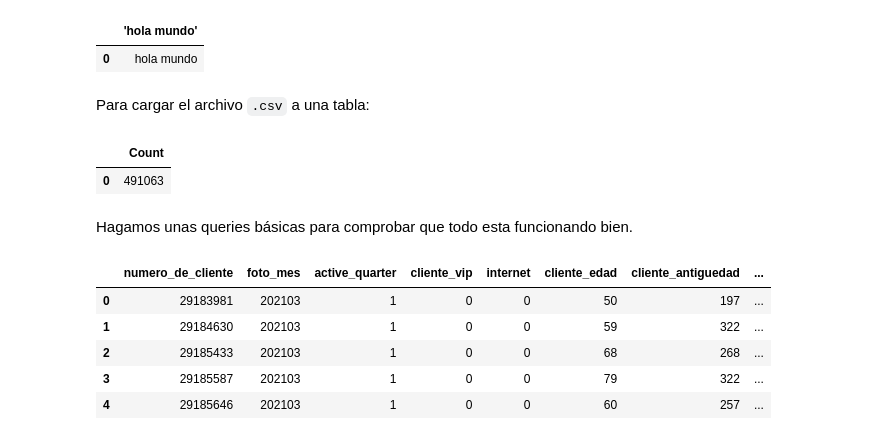
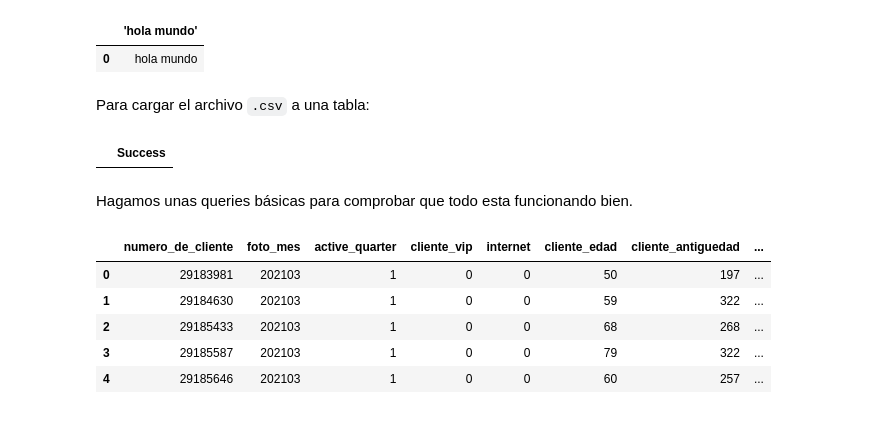
Before and after one commit to UribeAlejandro/dmeyf2023, a Jupyter notebook: src/monday/z101_target_sql.ipynb, the cells around one changed output. Saved outputs shown, nothing was run; the diff lists cells and outputs as text; code cells hidden in the pictures.

```diff
--- a/src/monday/z101_target_sql.ipynb
+++ b/src/monday/z101_target_sql.ipynb
@@ -61,13 +40,12 @@ select 'hola mundo'
 Para cargar el archivo `.csv` a una tabla:
 # %%
 %%sql
-create or replace table competencia_01 as
-select
+CREATE OR REPLACE TABLE competencia_01 AS
+SELECT
     *
-from read_csv_auto('../../datasets/competencia_01_crudo.csv')
+FROM read_csv_auto('../../datasets/raw/competencia_01_crudo.csv')
 # %% [output]
-|  | Count |
-| 0 | 491063 |
+|  | Success |
 # %% [markdown]
 Hagamos unas queries básicas para comprobar que todo esta funcionando bien.
 # %%
```
Also changed, not shown: parts of 21 cells of this notebook, 8 other files.
